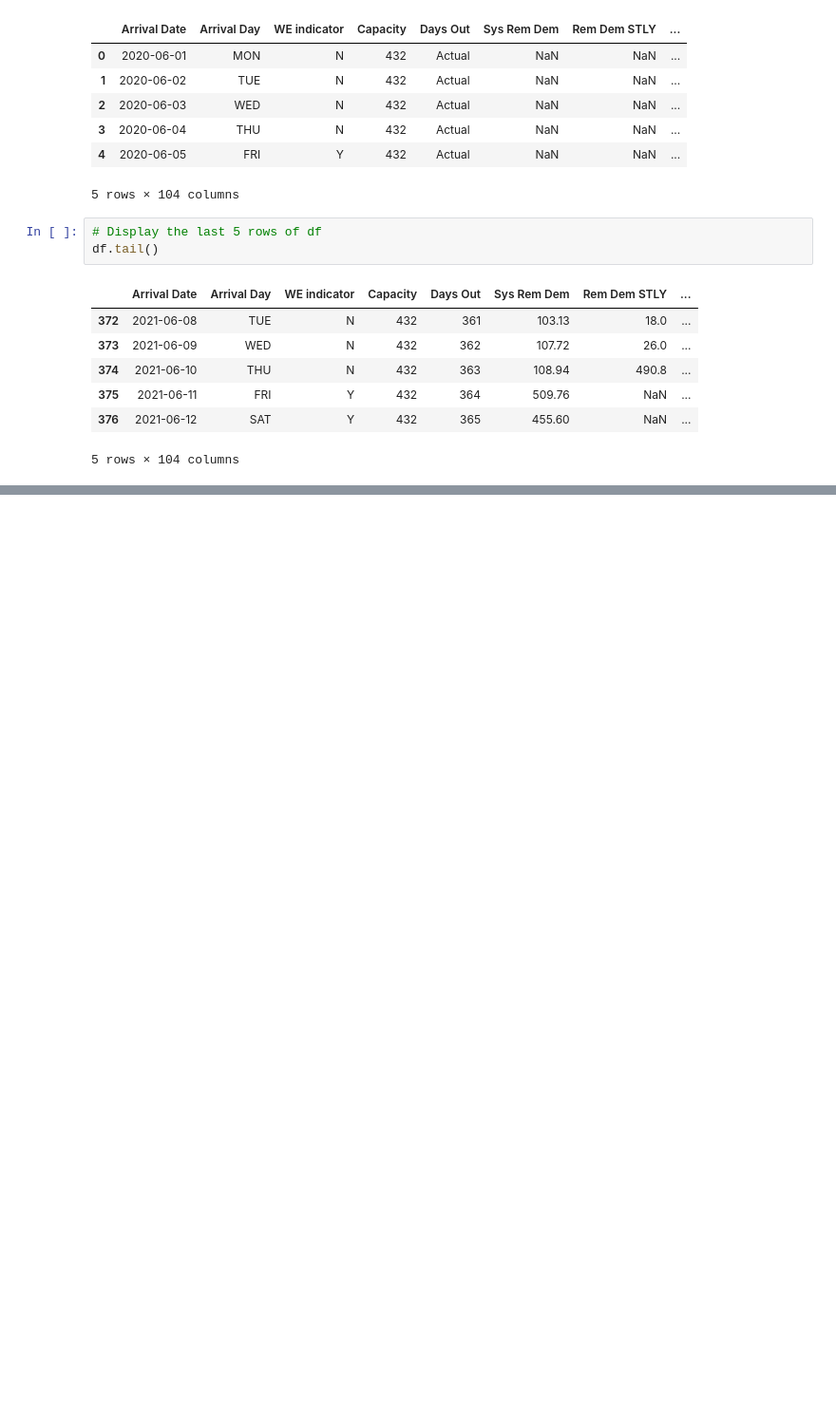
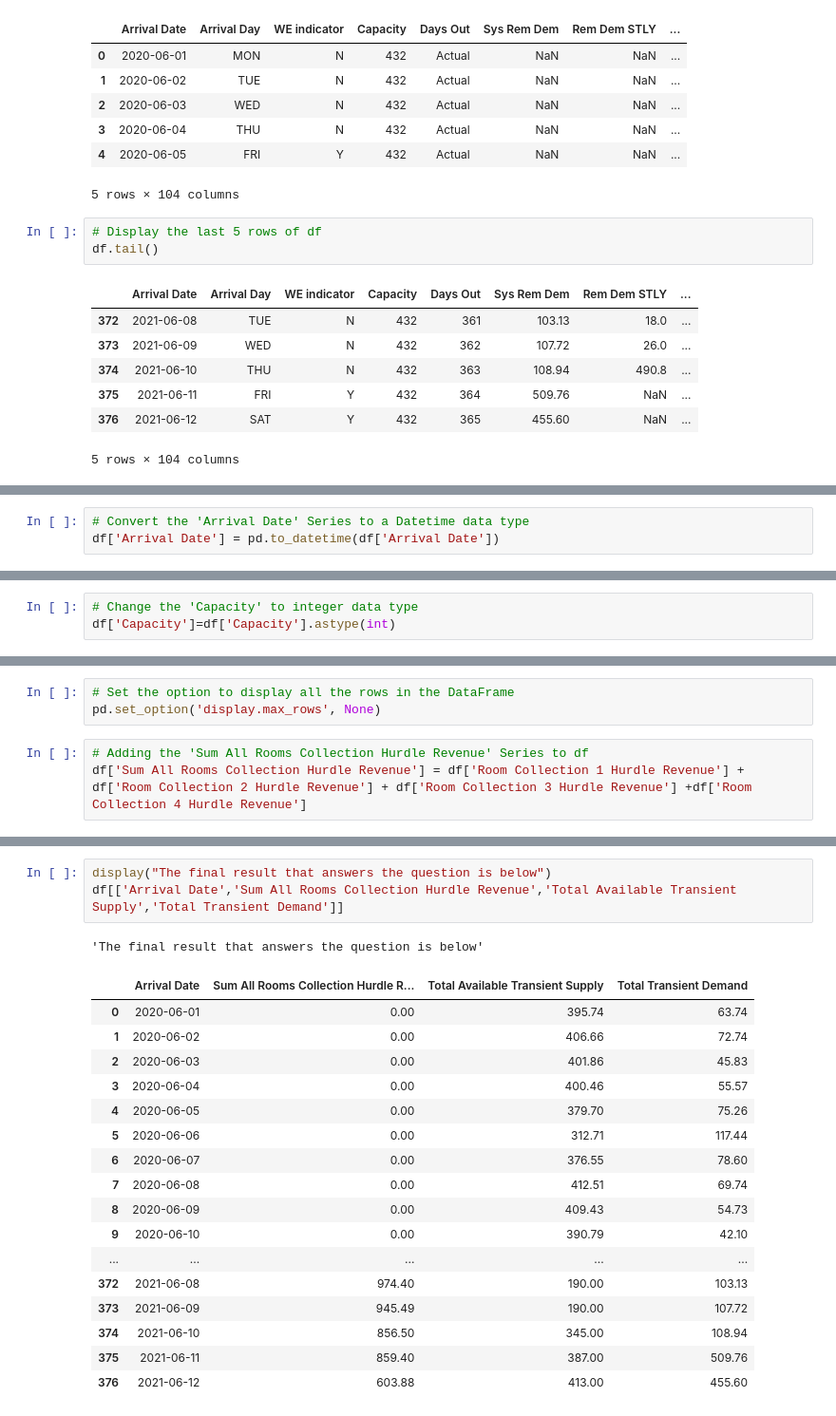
Before and after one commit to rufinsteve/Kaggle-Projects, a Jupyter notebook: CNH Data project.ipynb, the cells around one changed output, grey strips where cells are left out. Shown: that part at 95% size. Saved outputs shown, nothing was run; the diff lists cells and outputs as text; blank space fills up the shorter version.

Commit message:
Answer to the question about the Sum of all Rooms Collection Revenue, Transient Demand, Available Transient Demand per Arrival Date

```diff
--- a/CNH Data project.ipynb
+++ b/CNH Data project.ipynb
@@ -83,0 +80,3 @@ df.tail()
+# %%
+# Convert the 'Arrival Date' Series to a Datetime data type
+df['Arrival Date'] = pd.to_datetime(df['Arrival Date'])
@@ -83,0 +98,3 @@ df.tail()
+# %%
+# Change the 'Capacity' to integer data type
+df['Capacity']=df['Capacity'].astype(int)
@@ -83,0 +106,6 @@ df.tail()
+# %%
+# Set the option to display all the rows in the DataFrame
+pd.set_option('display.max_rows', None)
+# %%
+# Adding the 'Sum All Rooms Collection Hurdle Revenue' Series to df
+df['Sum All Rooms Collection Hurdle Revenue'] = df['Room Collection 1 Hurdle Revenue'] + df['Room Collection 2 Hurdle Revenue'] + df['Room Collection 3 Hurdle Revenue'] +df['Room Collection 4 Hurdle Revenue']
@@ -83,0 +129,22 @@ df.tail()
+# %%
+display("The final result that answers the question is below")
+df[['Arrival Date','Sum All Rooms Collection Hurdle Revenue','Total Available Transient Supply','Total Transient Demand']]
+# %% [output]
+'The final result that answers the question is below'
+|  | Arrival Date | Sum All Rooms Collection Hurdle R... | Total Available Transient Supply | Total Transient Demand |
+| 0 | 2020-06-01 | 0.00 | 395.74 | 63.74 |
+| 1 | 2020-06-02 | 0.00 | 406.66 | 72.74 |
+| 2 | 2020-06-03 | 0.00 | 401.86 | 45.83 |
+| 3 | 2020-06-04 | 0.00 | 400.46 | 55.57 |
+| 4 | 2020-06-05 | 0.00 | 379.70 | 75.26 |
+| 5 | 2020-06-06 | 0.00 | 312.71 | 117.44 |
+| 6 | 2020-06-07 | 0.00 | 376.55 | 78.60 |
+| 7 | 2020-06-08 | 0.00 | 412.51 | 69.74 |
+| 8 | 2020-06-09 | 0.00 | 409.43 | 54.73 |
+| 9 | 2020-06-10 | 0.00 | 390.79 | 42.10 |
+| ... | ... | ... | ... | ... |
+| 372 | 2021-06-08 | 974.40 | 190.00 | 103.13 |
+| 373 | 2021-06-09 | 945.49 | 190.00 | 107.72 |
+| 374 | 2021-06-10 | 856.50 | 345.00 | 108.94 |
+| 375 | 2021-06-11 | 859.40 | 387.00 | 509.76 |
+| 376 | 2021-06-12 | 603.88 | 413.00 | 455.60 |
```
Also changed, not shown: parts of 8 cells of this notebook.
